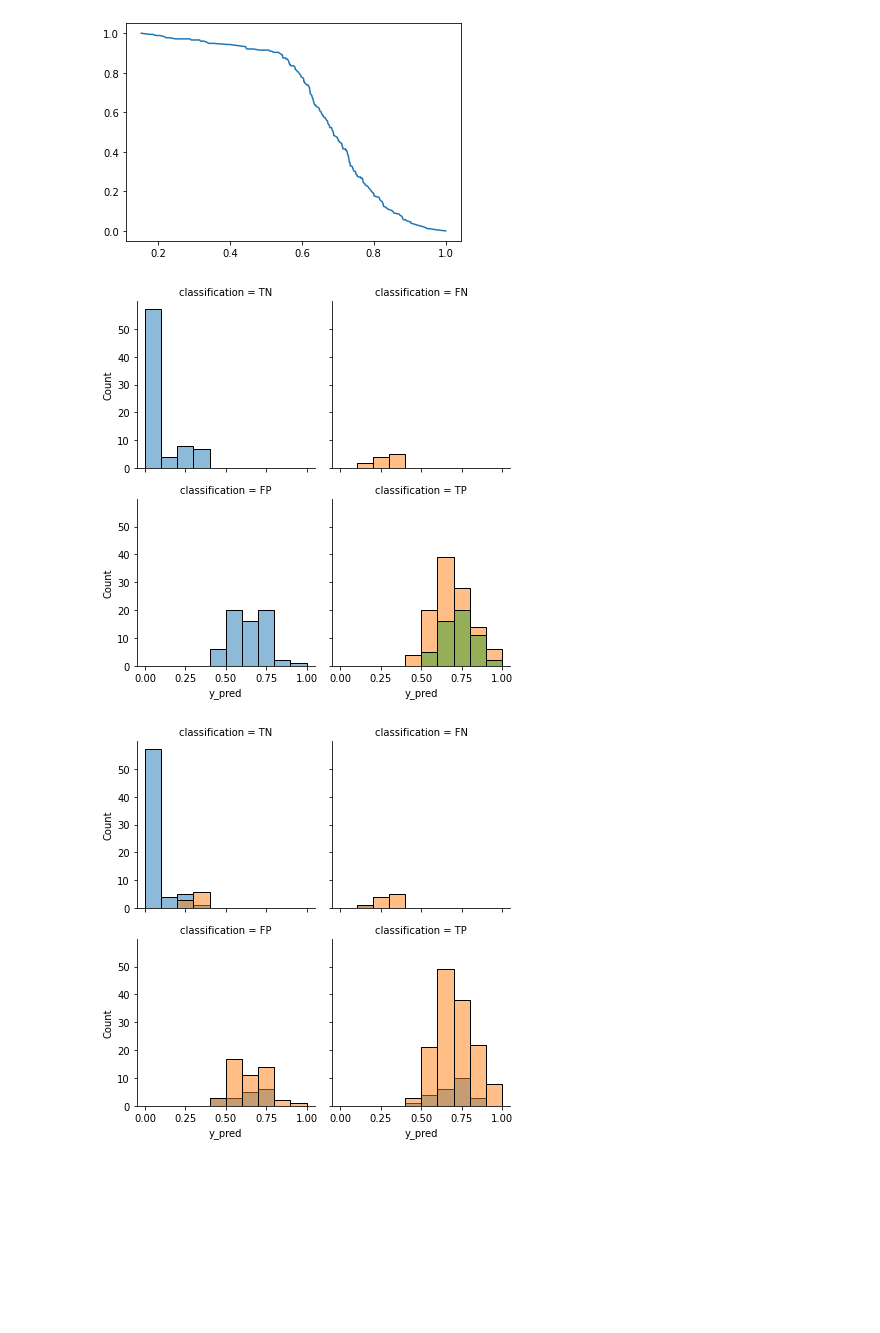
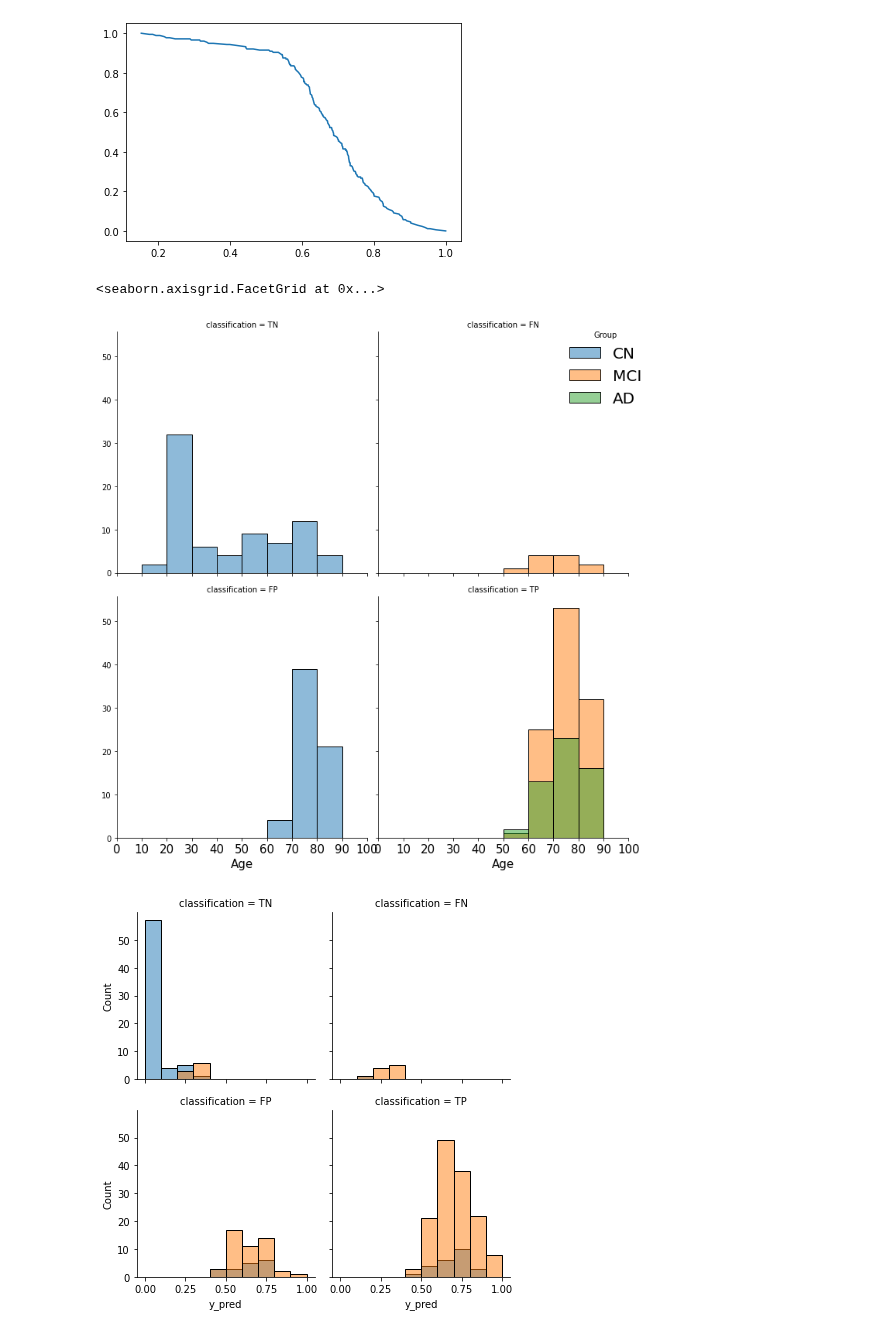
Before and after one commit to tamap94/ds-capstone-alzheimers-, a Jupyter notebook: modelling/error_analysis.ipynb, the cells around one changed output. Cells and saved outputs as stored; diff of their text form; code cells hidden in the pictures; blank space fills up the shorter version.

Commit message:
figures and EA

```diff
--- a/modelling/error_analysis.ipynb
+++ b/modelling/error_analysis.ipynb
@@ -118,10 +142,15 @@ plt.plot(thresholds, recall)
 [<matplotlib.lines.Line2D at 0x...>]
 [figure]
 # %%
-plot= sns.FacetGrid(data=df_result, col="classification", col_wrap=2, col_order=["TN", "FN", "FP", "TP"], hue="label")#, hue="dataset", legend_out=True)
-plot.map_dataframe(sns.histplot, x="y_pred", binrange=(0,1), binwidth=0.1, alpha=0.5);
+plot= sns.FacetGrid(data=df_result, col="classification", col_wrap=2, col_order=["TN", "FN", "FP", "TP"], hue="label", legend_out=True, height=5)
+plot.map_dataframe(sns.histplot, x="Age", binrange=(10,90), binwidth=10, alpha=0.5)
+plot.add_legend(fontsize=20, title= "Group", bbox_to_anchor= (0.9,0.9))
+plot.set_xticklabels(fontsize=15)
+plot.set_ylabels(fontsize=15)
+plot.set_xlabels(fontsize=15)
 # %% [output]
+<seaborn.axisgrid.FacetGrid at 0x...>
-[figure, old version]
+[figure, new version]
 # %%
 plot= sns.FacetGrid(data=df_result, col="classification", col_wrap=2, col_order=["TN", "FN", "FP", "TP"], hue="dataset")#, hue="dataset", legend_out=True)
 plot.map_dataframe(sns.histplot, x="y_pred", binrange=(0,1), binwidth=0.1, alpha=0.5);
```
Also changed, not shown: parts of 8 cells of this notebook, 7 other files.
